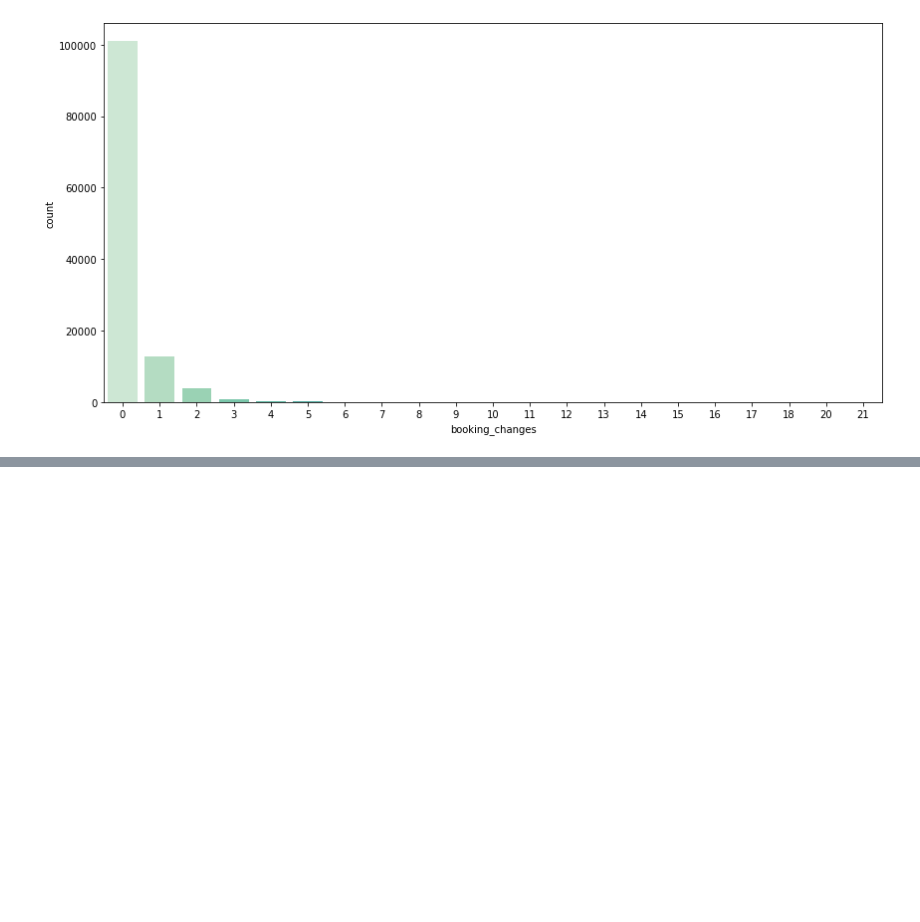
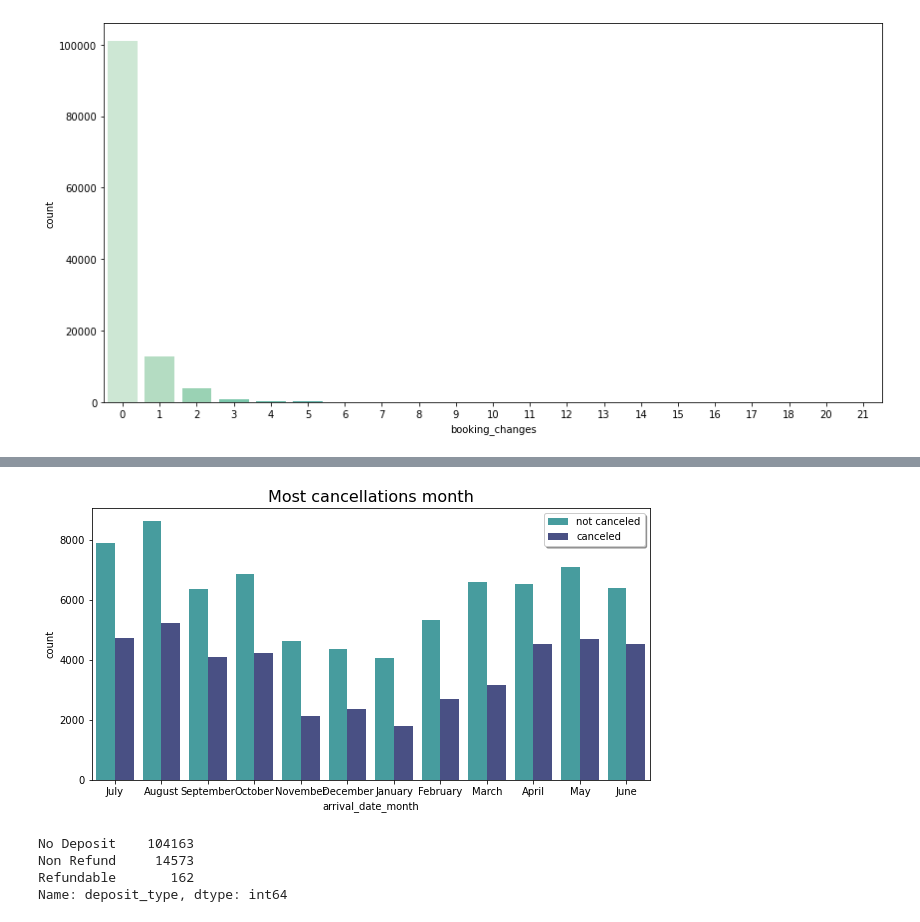
Before and after one commit to ShahadAbdulaziz/Project_HotelBooking_EDA, a Jupyter notebook: HotelBooking.ipynb, the cells around one changed output, grey strips where cells are left out. Drawn from its saved outputs; the diff is of its cells as text; code cells hidden in the pictures; blank space fills up the shorter version.

```diff
--- a/HotelBooking.ipynb
+++ b/HotelBooking.ipynb
@@ -181,0 +217,15 @@ plt.show()
+# %%
+plt.figure(figsize=(10,5))
+sns.countplot(data=df, x = 'arrival_date_month',hue='is_canceled',palette='mako_r')
+plt.title("Most cancellations month",fontsize=16)
+plt.legend(['not canceled','canceled'],shadow = True, loc = 0)
+plt.show()
+# %% [output]
+[figure, added]
+# %%
+df.deposit_type.value_counts()
+# %% [output]
+No Deposit    104163
+Non Refund     14573
+Refundable       162
+Name: deposit_type, dtype: int64
```
Also changed, not shown: parts of 8 cells of this notebook, 3 other files.
